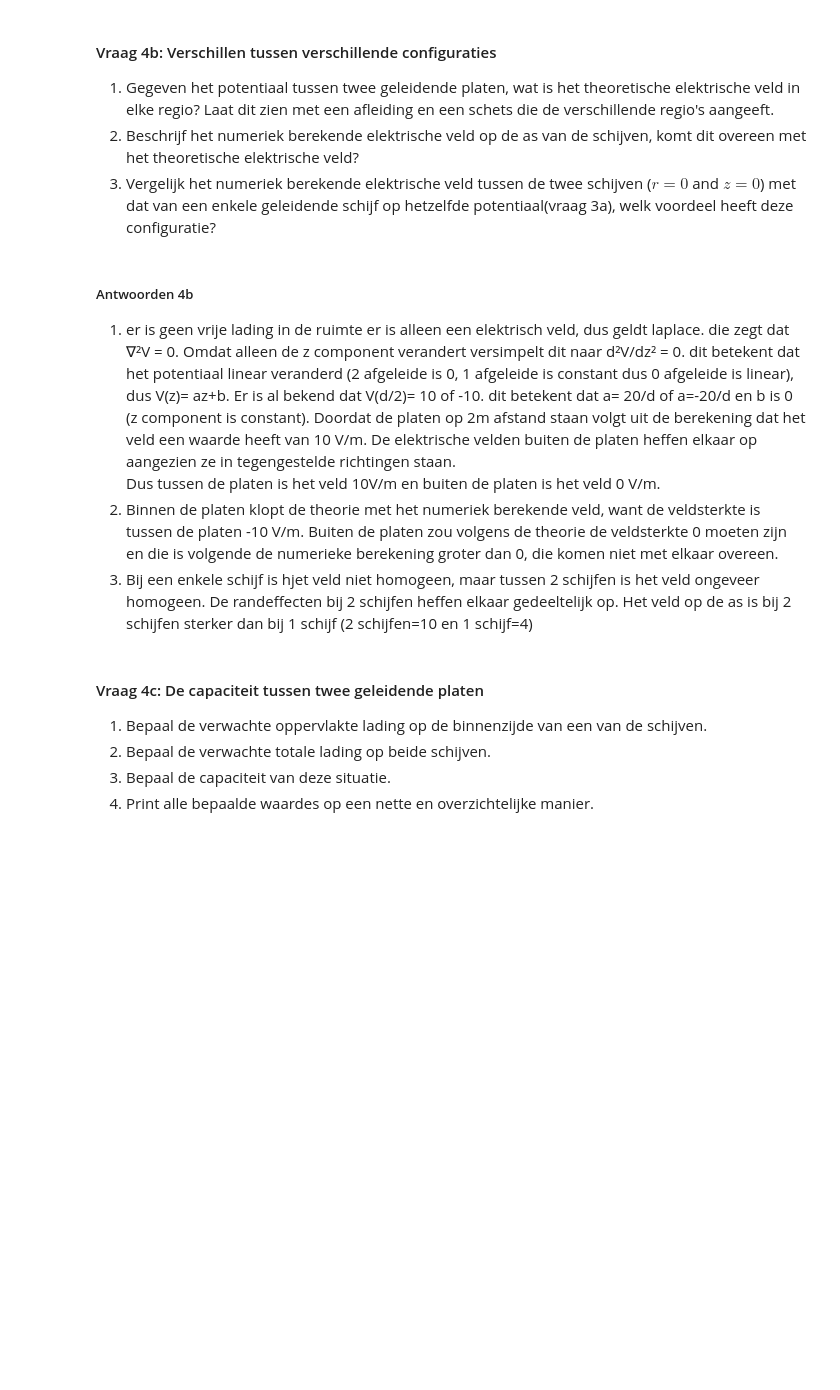
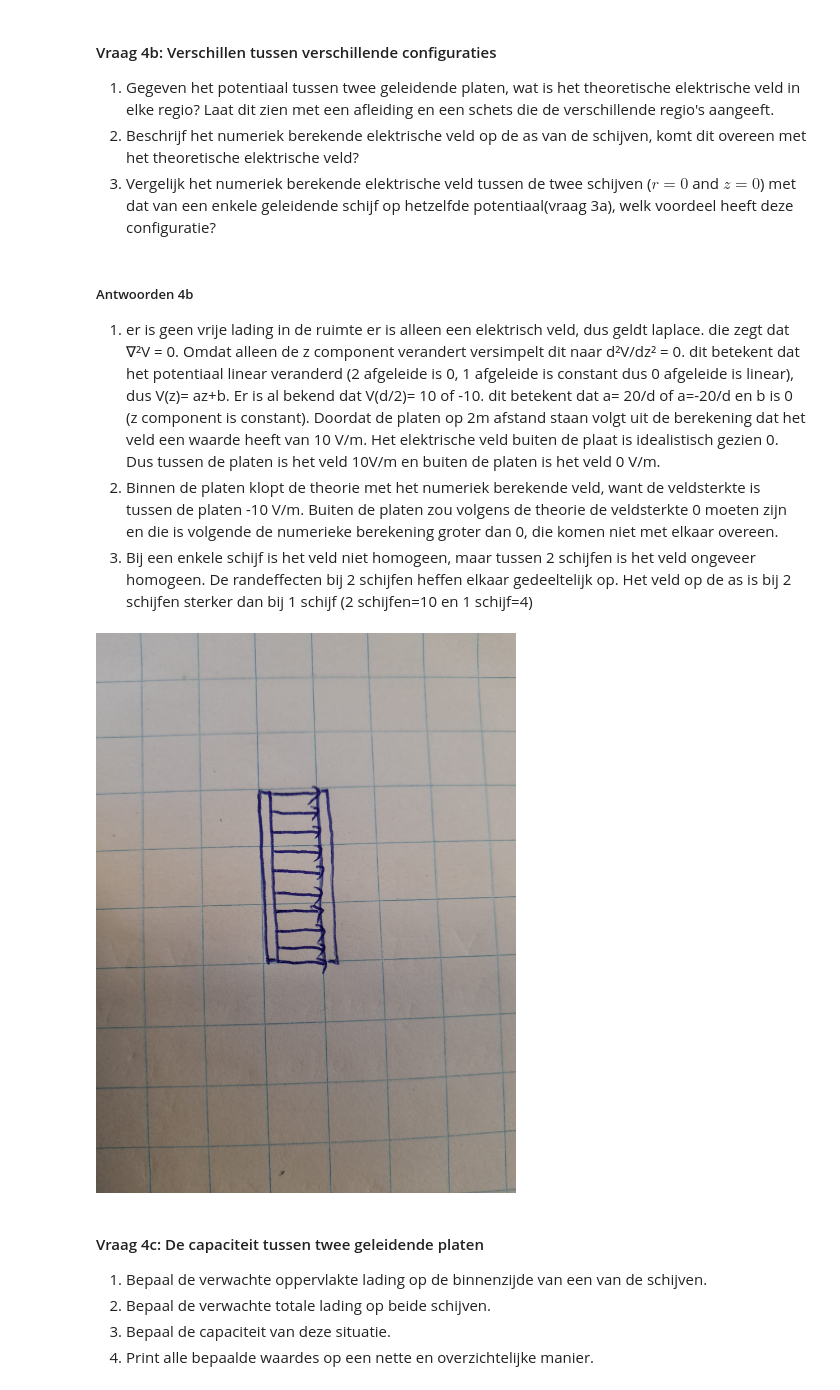
Before and after one commit to sralmulder-hash/opdrachten-DEF-D, a Jupyter notebook: DigitaleOntwerpopdrachten/1CondensatorOpdracht/CondensatorOntwerpopdracht.ipynb, the cells around one changed output. Cells and saved outputs as stored; diff of their text form; code cells hidden in the pictures; blank space fills up the shorter version.

```diff
--- a/DigitaleOntwerpopdrachten/1CondensatorOpdracht/CondensatorOntwerpopdracht.ipynb
+++ b/DigitaleOntwerpopdrachten/1CondensatorOpdracht/CondensatorOntwerpopdracht.ipynb
@@ -627,10 +621,14 @@ plt.show()
 # %% [markdown]
 ##### Antwoorden 4b
 
-1. er is geen vrije lading in de ruimte er is alleen een elektrisch veld, dus geldt laplace. die zegt dat ∇²V = 0. Omdat alleen de z component verandert versimpelt dit naar d²V/dz² = 0. dit betekent dat het potentiaal linear veranderd (2 afgeleide is 0, 1 afgeleide is constant dus 0 afgeleide is linear), dus V(z)= az+b. Er is al bekend dat V(d/2)= 10 of -10. dit betekent dat a= 20/d of a=-20/d en b is 0 (z component is constant). Doordat de platen op 2m afstand staan volgt uit de berekening dat het veld een waarde heeft van 10 V/m. De elektrische velden buiten de platen heffen elkaar op aangezien ze in tegengestelde richtingen staan.  \
+1) er is geen vrije lading in de ruimte er is alleen een elektrisch veld, dus geldt laplace. die zegt dat ∇²V = 0. Omdat alleen de z component verandert versimpelt dit naar d²V/dz² = 0. dit betekent dat het potentiaal linear veranderd (2 afgeleide is 0, 1 afgeleide is constant dus 0 afgeleide is linear), dus V(z)= az+b. Er is al bekend dat V(d/2)= 10 of -10. dit betekent dat a= 20/d of a=-20/d en b is 0 (z component is constant). Doordat de platen op 2m afstand staan volgt uit de berekening dat het veld een waarde heeft van 10 V/m. Het elektrische veld buiten de plaat is idealistisch gezien 0.  \
 Dus tussen de platen is het veld 10V/m en buiten de platen is het veld 0 V/m.
-2. Binnen de platen klopt de theorie met het numeriek berekende veld, want de veldsterkte is tussen de platen -10 V/m. Buiten de platen zou volgens de theorie de veldsterkte 0 moeten zijn en die is volgende de numerieke berekening groter dan 0, die komen niet met elkaar overeen.
-3. Bij een enkele schijf is hjet veld niet homogeen, maar tussen 2 schijfen is het veld ongeveer homogeen. De randeffecten bij 2 schijfen heffen elkaar gedeeltelijk op. Het veld op de as is bij 2 schijfen sterker dan bij 1 schijf (2 schijfen=10 en 1 schijf=4)
+2) Binnen de platen klopt de theorie met het numeriek berekende veld, want de veldsterkte is tussen de platen -10 V/m. Buiten de platen zou volgens de theorie de veldsterkte 0 moeten zijn en die is volgende de numerieke berekening groter dan 0, die komen niet met elkaar overeen.
+3) Bij een enkele schijf is het veld niet homogeen, maar tussen 2 schijfen is het veld ongeveer homogeen. De randeffecten bij 2 schijfen heffen elkaar gedeeltelijk op. Het veld op de as is bij 2 schijfen sterker dan bij 1 schijf (2 schijfen=10 en 1 schijf=4)
+# %%
+display(Image("schets_4b.jpeg"))
+# %% [output]
+[figure, added]
 # %% [markdown]
 #### Vraag 4c: De capaciteit tussen twee geleidende platen
 
```
Also changed, not shown: parts of 3 cells of this notebook, 1 other file.
